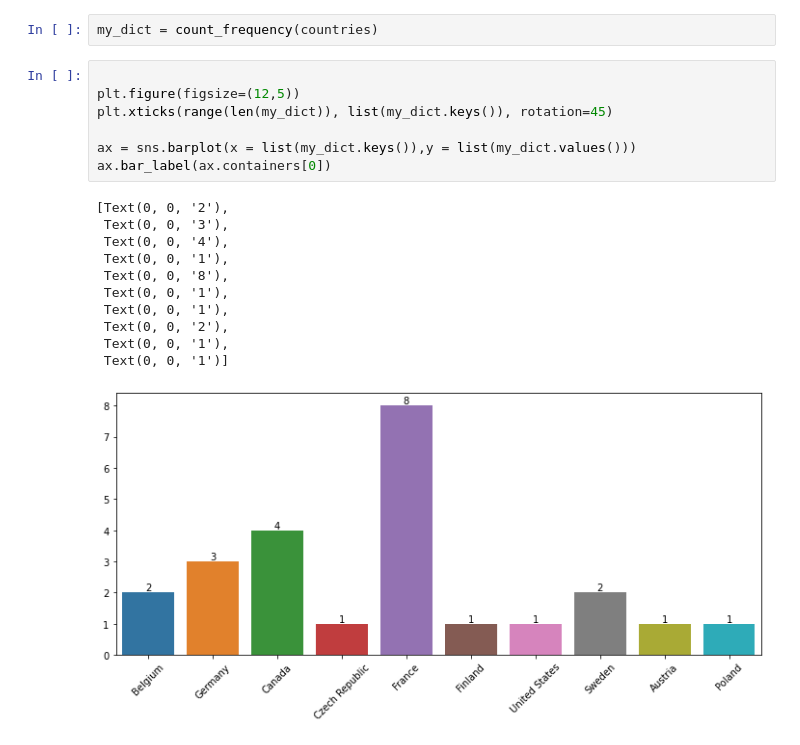
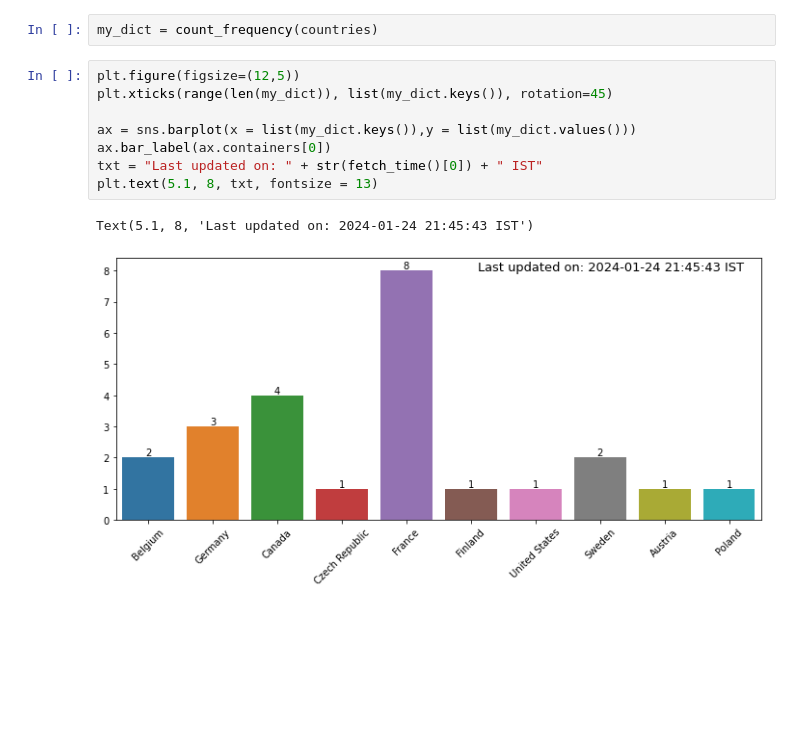
Before and after one commit to pradhanhitesh/FENS-JobsAlert, a Jupyter notebook: main.ipynb, the cells around one changed output. Drawn from its saved outputs; the diff is of its cells as text; blank space fills up the shorter version.

```diff
--- a/main.ipynb
+++ b/main.ipynb
@@ -322,21 +322,13 @@ for i in range(len(docObj)):
 # %%
 my_dict = count_frequency(countries)
 # %%
-
 plt.figure(figsize=(12,5))
 plt.xticks(range(len(my_dict)), list(my_dict.keys()), rotation=45)
 
 ax = sns.barplot(x = list(my_dict.keys()),y = list(my_dict.values()))
 ax.bar_label(ax.containers[0])
+txt = "Last updated on: " + str(fetch_time()[0]) + " IST"
+plt.text(5.1, 8, txt, fontsize = 13)
 # %% [output]
-[Text(0, 0, '2'),
- Text(0, 0, '3'),
- Text(0, 0, '4'),
- Text(0, 0, '1'),
- Text(0, 0, '8'),
- Text(0, 0, '1'),
- Text(0, 0, '1'),
- Text(0, 0, '2'),
- Text(0, 0, '1'),
- Text(0, 0, '1')]
+Text(5.1, 8, 'Last updated on: 2024-01-24 21:45:43 IST')
-[figure, old version]
+[figure, new version]
```
Also changed, not shown: 2 other files.
